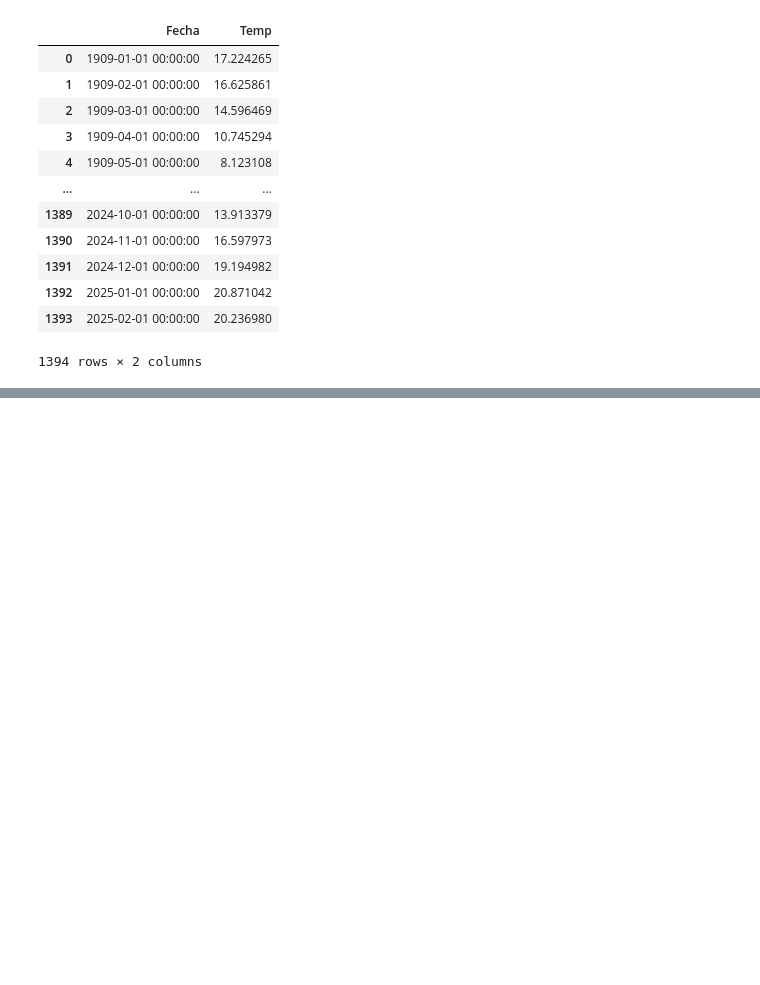
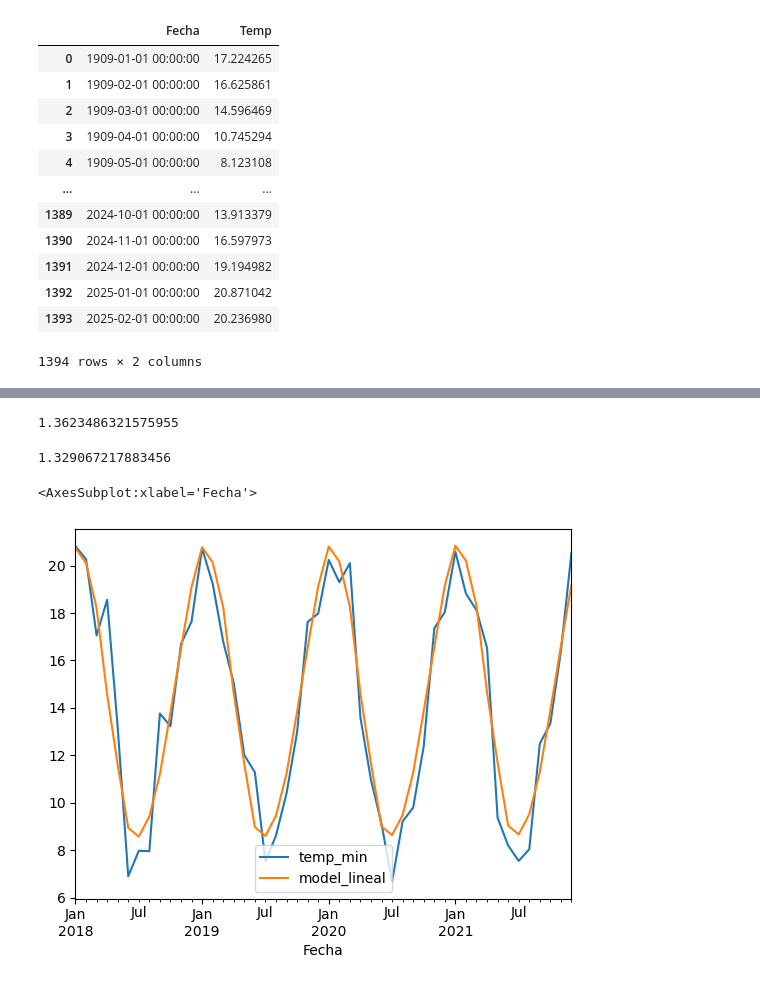
Before and after one commit to Ncolaci/TP_INTEGRADOR, a Jupyter notebook: TP_INTEGRADOR/TP_INTEGRADOR_FINAL_SIN_LOG.ipynb, the cells around one changed output, grey strips where cells are left out. Cells and saved outputs as stored; diff of their text form; code cells hidden in the pictures; blank space fills up the shorter version.

Commit message:
pipeline y entrega

```diff
--- a/TP_INTEGRADOR/TP_INTEGRADOR_FINAL_SIN_LOG.ipynb
+++ b/TP_INTEGRADOR/TP_INTEGRADOR_FINAL_SIN_LOG.ipynb
@@ -907,0 +1016,8 @@ prediccion_fecha('2025/2')
+# %%
+Feature_1 = ['timeIndex' , 'feb' , 'mar' ,'apr','may' ,'jun' ,'jul' ,'aug' , 'sep' ,	'oct' ,	'nov' ,	'dec']
+# %%
+pasos = [('Create_dummies',Create_month_dummies()),('Feature_selection',FeatureSelection(Feature_1)),('Linear_model',SMWrapper(sm.OLS))]
+
+pipe=Pipeline(pasos)
+# %%
+pipe.fit(df_train,df_train['temp_min'])
@@ -907,0 +1074,16 @@ prediccion_fecha('2025/2')
+# %%
+RMSE(pipe.predict(df_train),df_train['temp_min'])
+# %% [output]
+1.3623486321575955
+# %%
+RMSE(pipe.predict(df_test),df_test['temp_min'])
+# %% [output]
+1.329067217883456
+# %%
+df_test_pred = df_test
+df_test_pred['model_lineal'] = pipe.predict(df_test)
+# %%
+df_test_pred.plot(kind = "line", y = ['temp_min','model_lineal'])
+# %% [output]
+<AxesSubplot:xlabel='Fecha'>
+[figure, added]
```
Also changed, not shown: parts of 25 cells of this notebook.
